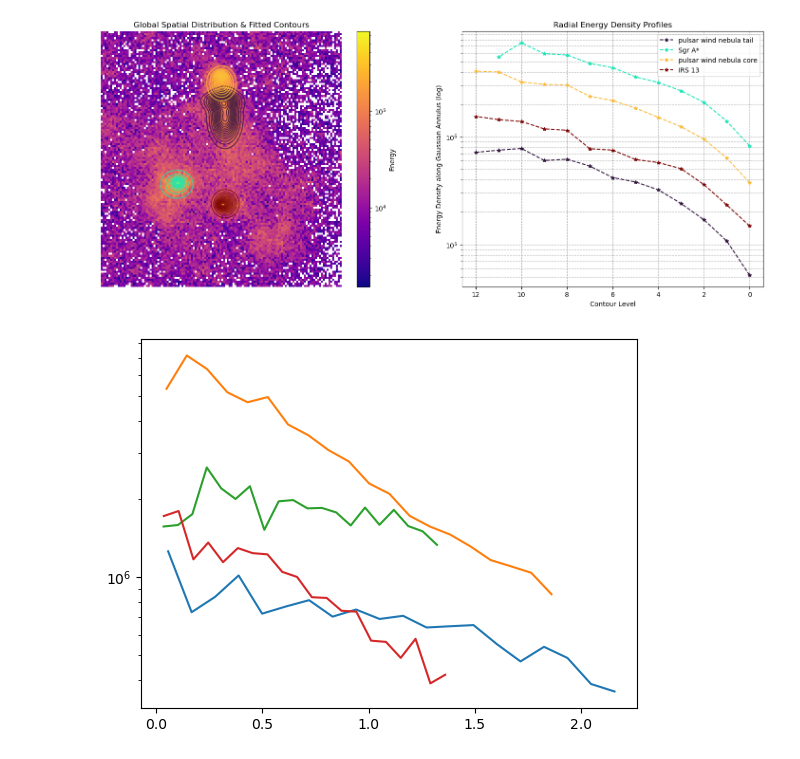
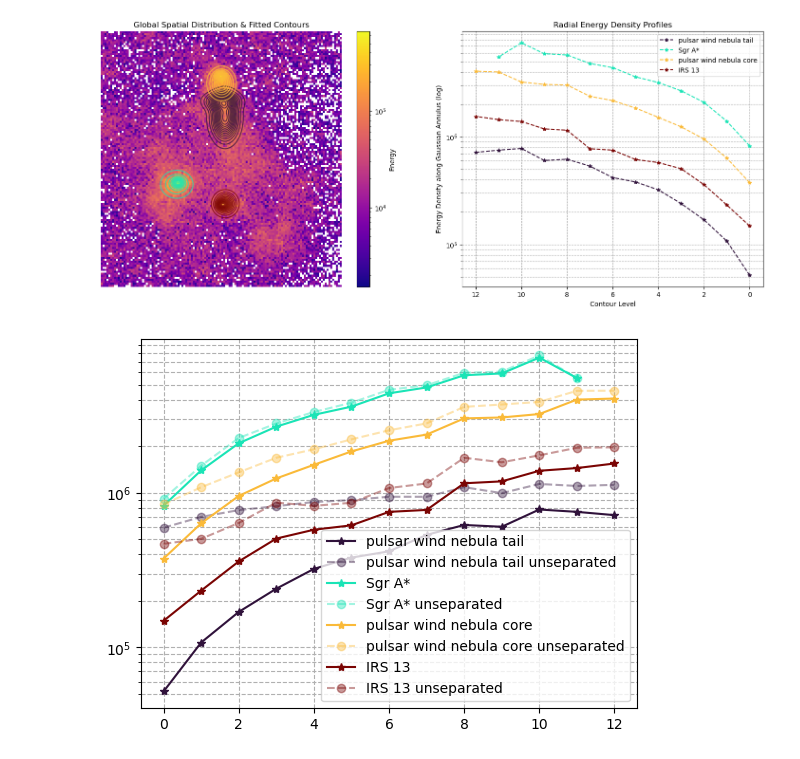
Before and after one commit to star-skelly/dogs_source_separation, a Jupyter notebook: scientific_analysis.ipynb, the cells around one changed output. Cells and saved outputs as stored; diff of their text form; code cells hidden in the pictures.

```diff
--- a/scientific_analysis.ipynb
+++ b/scientific_analysis.ipynb
@@ -214,44 +217,22 @@ Energy Source 2: [np.float64(375401.7470049821), np.float64(634379.5418845005),
 Area Source 3: [np.float64(4.423325061798096), np.float64(2.5139904022216797), np.float64(1.7166132926940918), np.float64(1.261157751083374), np.float64(0.9546372890472412), np.float64(0.7297494411468 ...
 Energy Source 3: [np.float64(148612.30923196796), np.float64(232935.23624689883), np.float64(359620.8728899875), np.float64(505569.31049645104), np.float64(576542.6788108349), np.float64(615743.014447 ...
 [figure]
-# %%
-def circular_radial_profile(table, center, max_radius, num_bins=20):
-    """
-    Calculates energy density in concentric circular rings.
-
-    Parameters:
-    - table: DataFrame with ['x', 'y', 'energy']
-    - center: [x0, y0] from GMM
-    - max_radius: The outer limit for the profile
-    """
-    x0, y0 = center[0], center[1]
-
-    distances = np.sqrt((table['x'] - x0)**2 + (table['y'] - y0)**2)
-    bin_edges = np.linspace(0, max_radius, num_bins + 1)
-    bin_centers = (bin_edges[:-1] + bin_edges[1:]) / 2
-
-    densities = []
-
-    for i in range(num_bins):
-        r_inner = bin_edges[i]
-        r_outer = bin_edges[i+1]
-
-        mask = (distances >= r_inner) & (distances < r_outer)
-        ring_area = np.pi * (r_outer**2 - r_inner**2)
-        ring_energy = (table.loc[mask, 'energy'] * table.loc[mask, 'weight']).sum()
-        densities.append(ring_energy / ring_area if ring_area > 0 else 0)
-
-    return bin_centers, np.array(densities)
-
-for i in range(len(split_sources)):
-    # Use the GMM std_dev to guess a good max radius (e.g., 5 * sigma)
-    max_r = 5 * max(std_dev[i][0], std_dev[i][1])
-    bins, prof = circular_radial_profile(split_sources[i], centers[i], max_r)
-    plt.plot(bins, prof, label=f'Source {i}')
-
-plt.yscale('log')
-# %% [output]
-[figure, removed]
+# %%
+tab_energies = []
+cmap = mpl.colormaps['turbo']
+colors = cmap(np.linspace(0, 1, len(contours)))
+objs = ['pulsar wind nebula tail','Sgr A*', 'pulsar wind nebula core', 'IRS 13']
+for obj, cont in enumerate(contours):
+    ax1.contour(cont, colors=colors[obj], alpha=0.8)
+    tab_energies.append([energy_density_ring(cont, subset, i, separated=False) for i in range(2, cont_lvls)])
+    plt.plot(energies[obj], color=colors[obj], label=objs[obj], marker='*')
+    plt.plot(tab_energies[-1], color=colors[obj], label=f'{objs[obj]} unseparated', marker='o', linestyle='dashed', alpha=0.4)
+
+plt.grid(linestyle='--', which='both')
+plt.legend()
+plt.yscale('log')
+# %% [output]
+[figure, added]
 # %%
 import matplotlib.pyplot as plt
 import numpy as np
```
Also changed, not shown: parts of 3 cells of this notebook, 2 other files.
